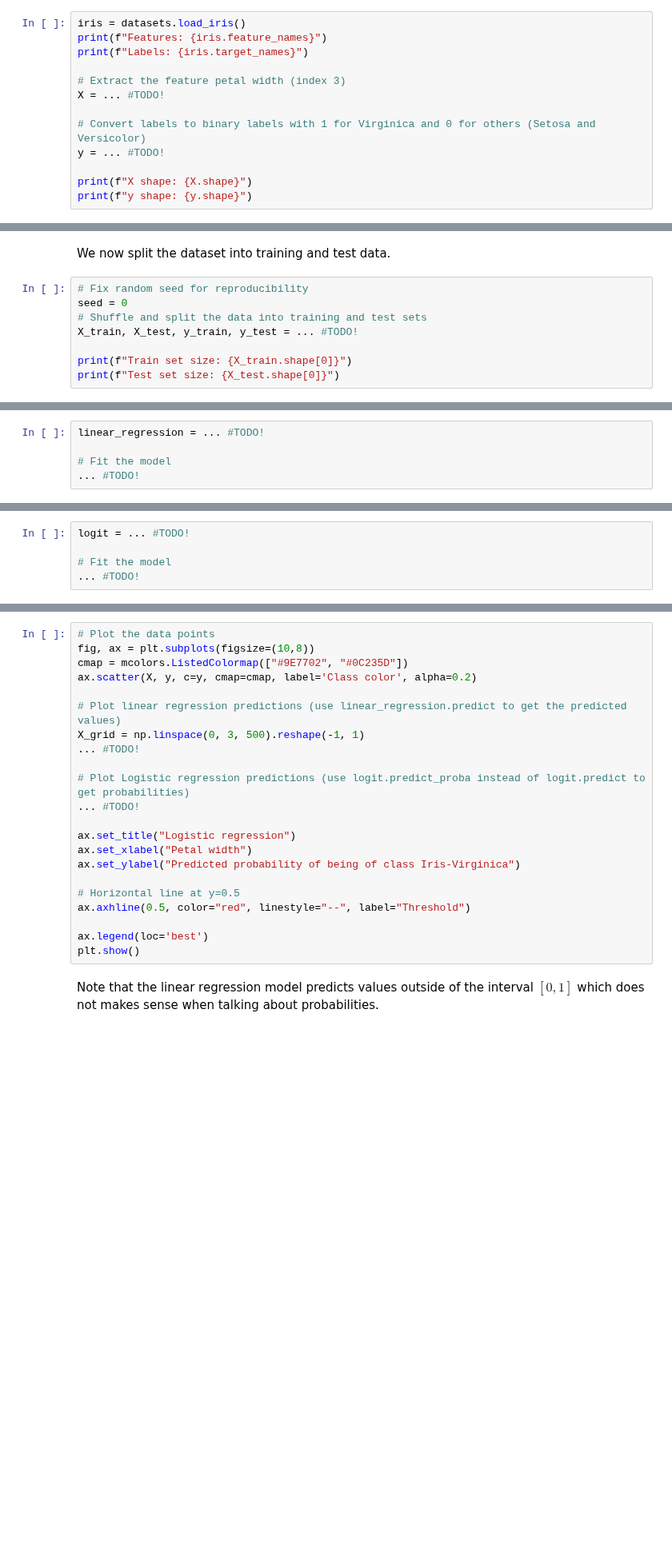
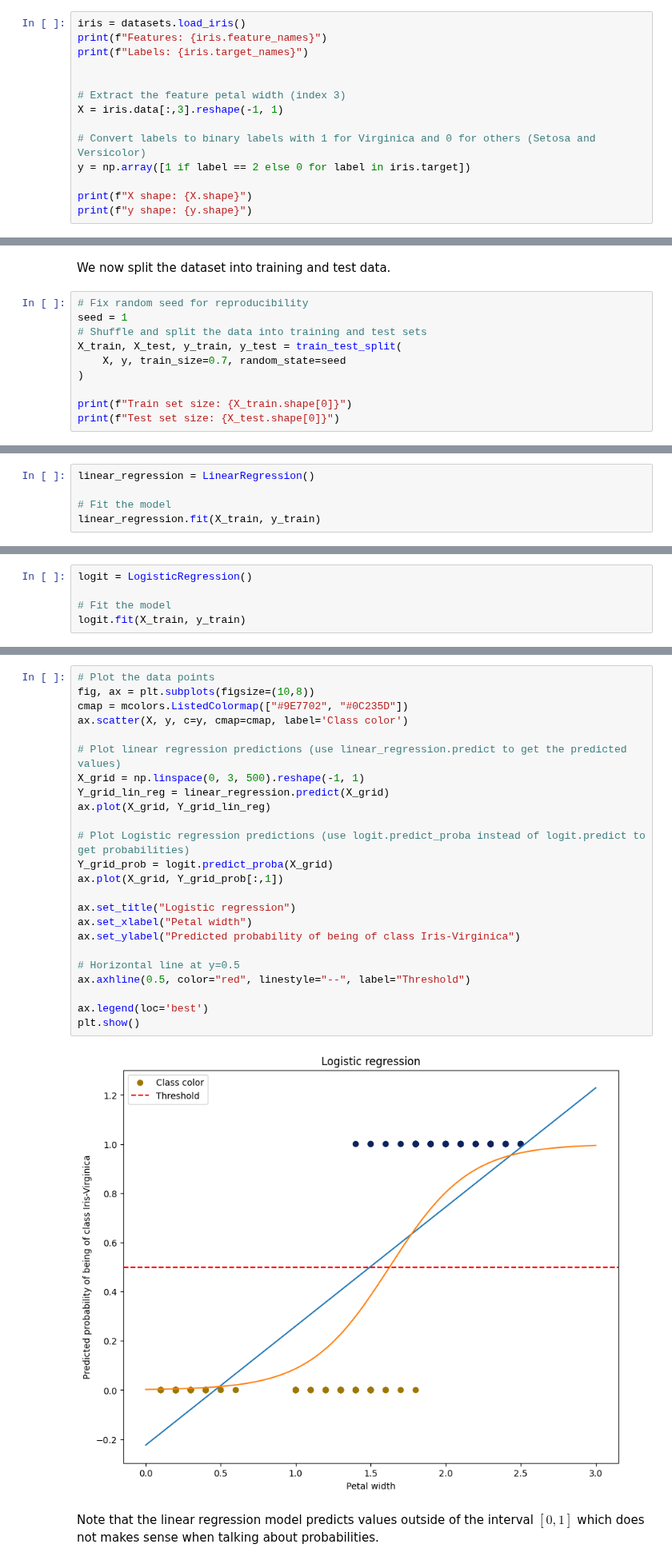
Before and after one commit to vhrollo/3-semester, a Jupyter notebook: INF264/homework/homework2.ipynb, the cells around one changed output, grey strips where cells are left out. Shown at 80% size. Cells and saved outputs as stored; diff of their text form; blank space fills up the shorter version.

```diff
--- a/INF264/homework/homework2.ipynb
+++ b/INF264/homework/homework2.ipynb
@@ -244,11 +244,12 @@ iris = datasets.load_iris()
 print(f"Features: {iris.feature_names}")
 print(f"Labels: {iris.target_names}")
 
+
 # Extract the feature petal width (index 3)
-X = ... #TODO!
+X = iris.data[:,3].reshape(-1, 1)
 
 # Convert labels to binary labels with 1 for Virginica and 0 for others (Setosa and Versicolor)
-y = ... #TODO!
+y = np.array([1 if label == 2 else 0 for label in iris.target])
 
 print(f"X shape: {X.shape}")
 print(f"y shape: {y.shape}")
@@ -260,9 +264,11 @@ AttributeError: 'ellipsis' object has no attribute 'shape'
 We now split the dataset into training and test data.
 # %%
 # Fix random seed for reproducibility
-seed = 0
+seed = 1
 # Shuffle and split the data into training and test sets
-X_train, X_test, y_train, y_test = ... #TODO!
+X_train, X_test, y_train, y_test = train_test_split(
+    X, y, train_size=0.7, random_state=seed
+)
 
 print(f"Train set size: {X_train.shape[0]}")
 print(f"Test set size: {X_test.shape[0]}")
@@ -271,7 +280,7 @@ print(f"Test set size: {X_test.shape[0]}")
 
 Fitting a linear regression model using `sklearn`'s `LinearRegression` class. Use the `fit` method to fit the model to the training data.
 # %%
-linear_regression = ... #TODO!
+linear_regression = LinearRegression()
 
 # Fit the model
-... #TODO!
+linear_regression.fit(X_train, y_train)
@@ -280,7 +291,7 @@ linear_regression = ... #TODO!
 
 Fitting a logistic regression model using the `LogisticRegression` class. Again, use the `fit` method to fit the model to the training data.
 # %%
-logit = ... #TODO!
+logit = LogisticRegression()
 
 # Fit the model
-... #TODO!
+logit.fit(X_train, y_train)
@@ -291,25 +304,29 @@ We can now plot the datapoints and the probabilities predicted by the two models
 # %%
 # Plot the data points
 fig, ax = plt.subplots(figsize=(10,8))
 cmap = mcolors.ListedColormap(["#9E7702", "#0C235D"])
-ax.scatter(X, y, c=y, cmap=cmap, label='Class color', alpha=0.2)
+ax.scatter(X, y, c=y, cmap=cmap, label='Class color')
 
 # Plot linear regression predictions (use linear_regression.predict to get the predicted values)
 X_grid = np.linspace(0, 3, 500).reshape(-1, 1)
-... #TODO!
+Y_grid_lin_reg = linear_regression.predict(X_grid)
+ax.plot(X_grid, Y_grid_lin_reg)
 
 # Plot Logistic regression predictions (use logit.predict_proba instead of logit.predict to get probabilities)
-... #TODO!
+Y_grid_prob = logit.predict_proba(X_grid)
+ax.plot(X_grid, Y_grid_prob[:,1])
 
 ax.set_title("Logistic regression")
 ax.set_xlabel("Petal width")
 ax.set_ylabel("Predicted probability of being of class Iris-Virginica")
 
 # Horizontal line at y=0.5
 ax.axhline(0.5, color="red", linestyle="--", label="Threshold")
 
 ax.legend(loc='best')
 plt.show()
+# %% [output]
+[figure, added]
 # %% [markdown]
 Note that the linear regression model predicts values outside of the interval $[0,1]$ which does not makes sense when talking about probabilities.
 # %% [markdown]
```
Also changed, not shown: parts of 13 cells of this notebook, 2 other files.
